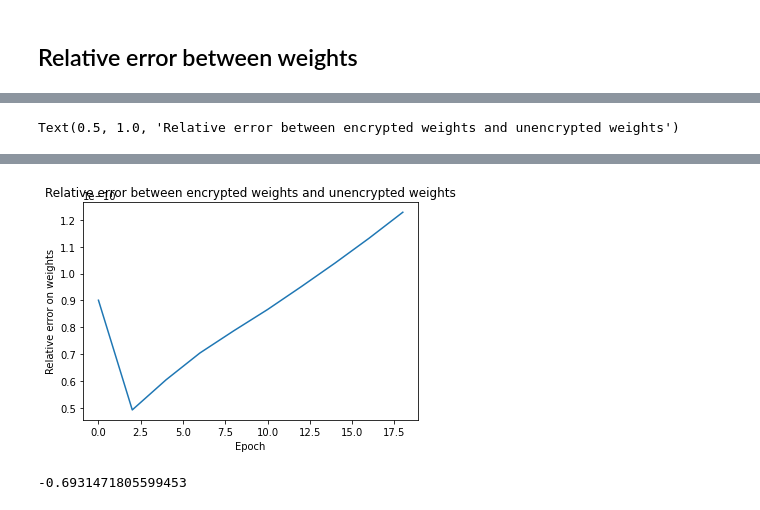
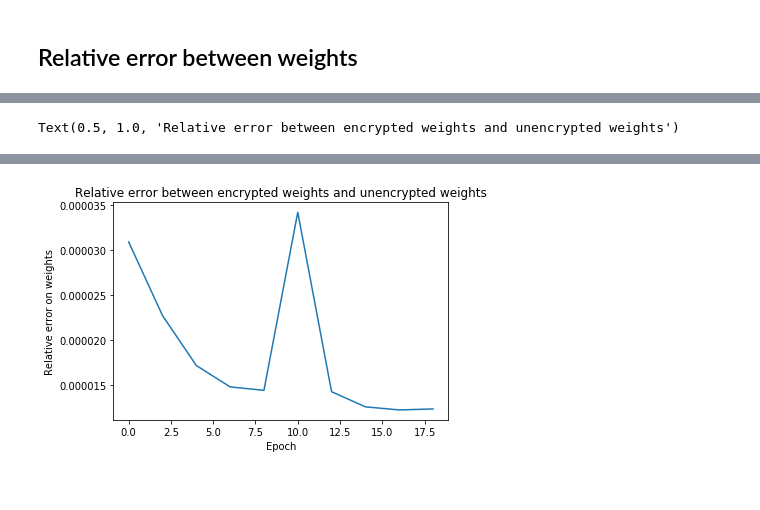
Before and after one commit to arthurPignet/privacy-preserving-titanic-challenge, a Jupyter notebook: ckks_titanic/notebooks/2-ap-main.ipynb, the cells around one changed output, grey strips where cells are left out. Saved outputs shown, nothing was run; the diff lists cells and outputs as text; code cells hidden in the pictures.

Commit message:
make context public and fix decryption error computation

```diff
--- a/ckks_titanic/notebooks/2-ap-main.ipynb
+++ b/ckks_titanic/notebooks/2-ap-main.ipynb
@@ -535,6 +525,12 @@ Text(0.5, 1.0, 'Relative error between encrypted loss and unencrypted true loss'
+# %%
+dwl = np.array([i.decrypt(secret_key) for i in model.weight_list])
+dbl = np.array([i.decrypt(secret_key) for i in model.bias_list]).reshape((-1,1))
+dl = np.concatenate((dwl,dbl), axis=1)
+
+ul = np.concatenate((np.array(unencrypted_model.weight_list), np.array(unencrypted_model.bias_list).reshape((-1,1))), axis=1)
+w_err = np.mean((np.abs(dl-ul)/np.abs(ul)), axis=1)
 # %%
-error_list = encryption_error(model.weight_list,model.bias_list, unencrypted_model.weight_list,unencrypted_model.bias_list)
-plt.plot([i*VERBOSE for i in range(len(error_list))], error_list)
+plt.plot([i*VERBOSE for i in range(w_err.shape[0])],w_err)
 plt.xlabel('Epoch')
 plt.ylabel('Relative error on weights')
 plt.title('Relative error between encrypted weights and unencrypted weights')
@@ -543,5 +544 @@ Text(0.5, 1.0, 'Relative error between encrypted weights and unencrypted weights
-[figure, old version]
+[figure, new version]
-# %%
-np.log(0.5)
-# %% [output]
--0.6931471805599453
```
Also changed, not shown: parts of 30 cells of this notebook, 1 other file.
